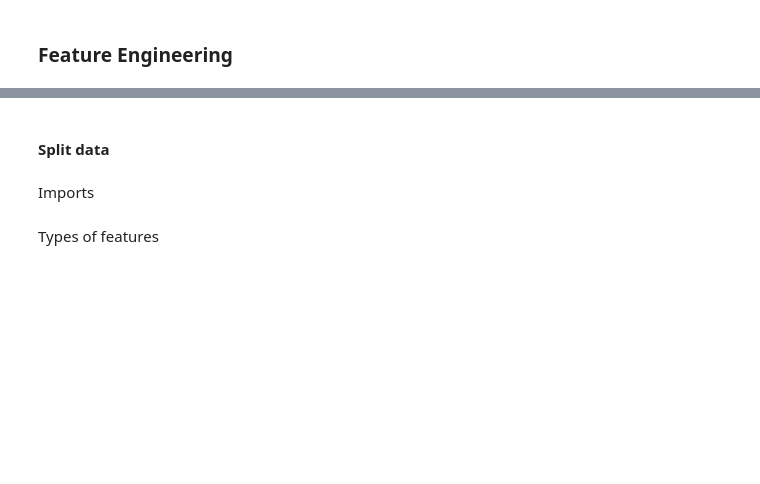
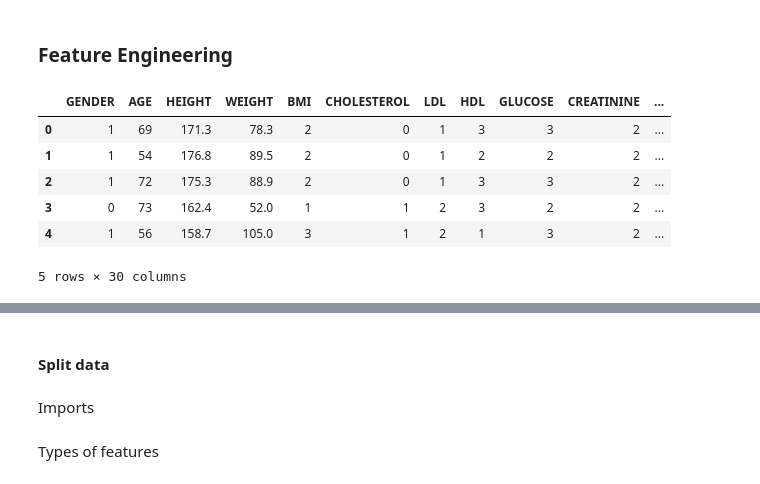
Before and after one commit to FrancoPalavicinoG/cellia, a Jupyter notebook: notebooks/08_preprocessing_3.ipynb, the cells around one changed output, grey strips where cells are left out. Cells and saved outputs as stored; diff of their text form; code cells hidden in the pictures; blank space fills up the shorter version.

```diff
--- a/notebooks/08_preprocessing_3.ipynb
+++ b/notebooks/08_preprocessing_3.ipynb
@@ -374,0 +349,12 @@ def create_feature_engineering(df):
+# %%
+engineered_df = create_feature_engineering(df_clean)
+# %%
+display(engineered_df.head(5))
+# %% [output]
+|  | GENDER | AGE | HEIGHT | WEIGHT | BMI | CHOLESTEROL | LDL | HDL | GLUCOSE | CREATININE | ... |
+| 0 | 1 | 69 | 171.3 | 78.3 | 2 | 0 | 1 | 3 | 3 | 2 | ... |
+| 1 | 1 | 54 | 176.8 | 89.5 | 2 | 0 | 1 | 2 | 2 | 2 | ... |
+| 2 | 1 | 72 | 175.3 | 88.9 | 2 | 0 | 1 | 3 | 3 | 2 | ... |
+| 3 | 0 | 73 | 162.4 | 52.0 | 1 | 1 | 2 | 3 | 2 | 2 | ... |
+| 4 | 1 | 56 | 158.7 | 105.0 | 3 | 1 | 2 | 1 | 3 | 2 | ... |
+5 rows × 30 columns
```
Also changed, not shown: parts of 11 cells of this notebook.
